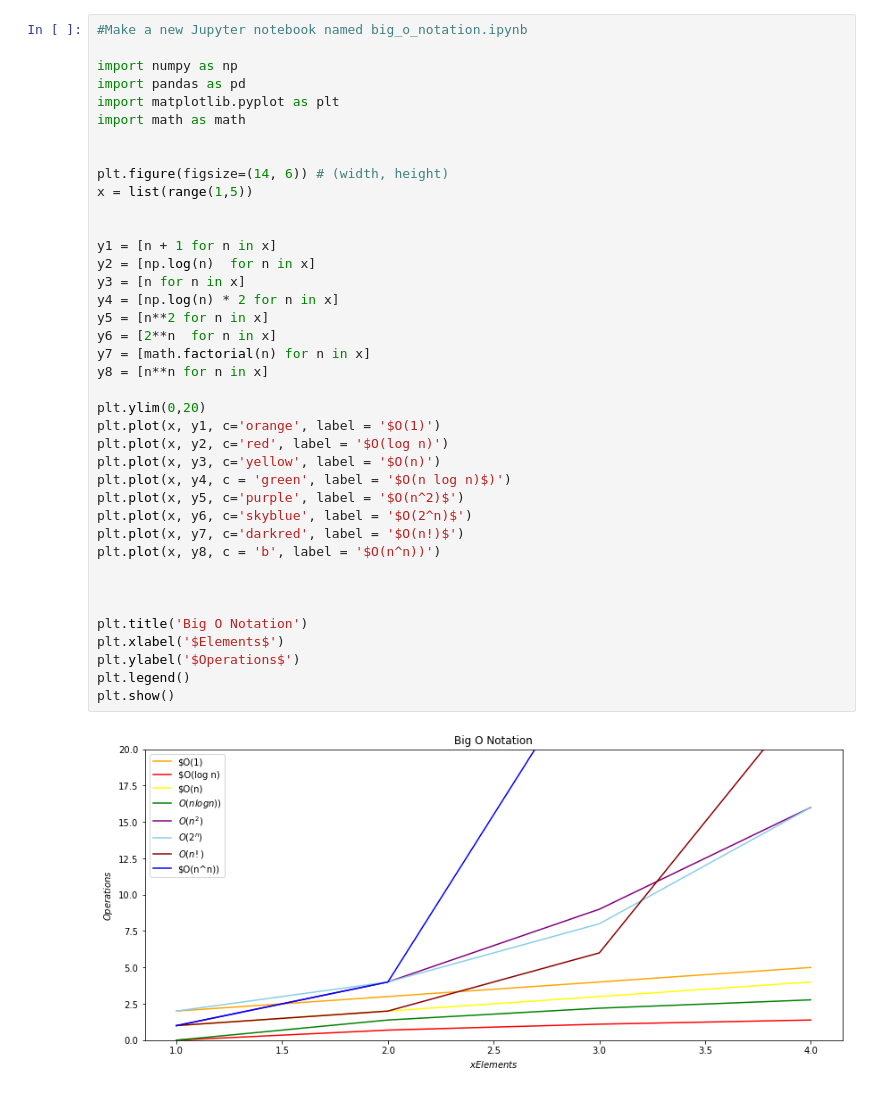
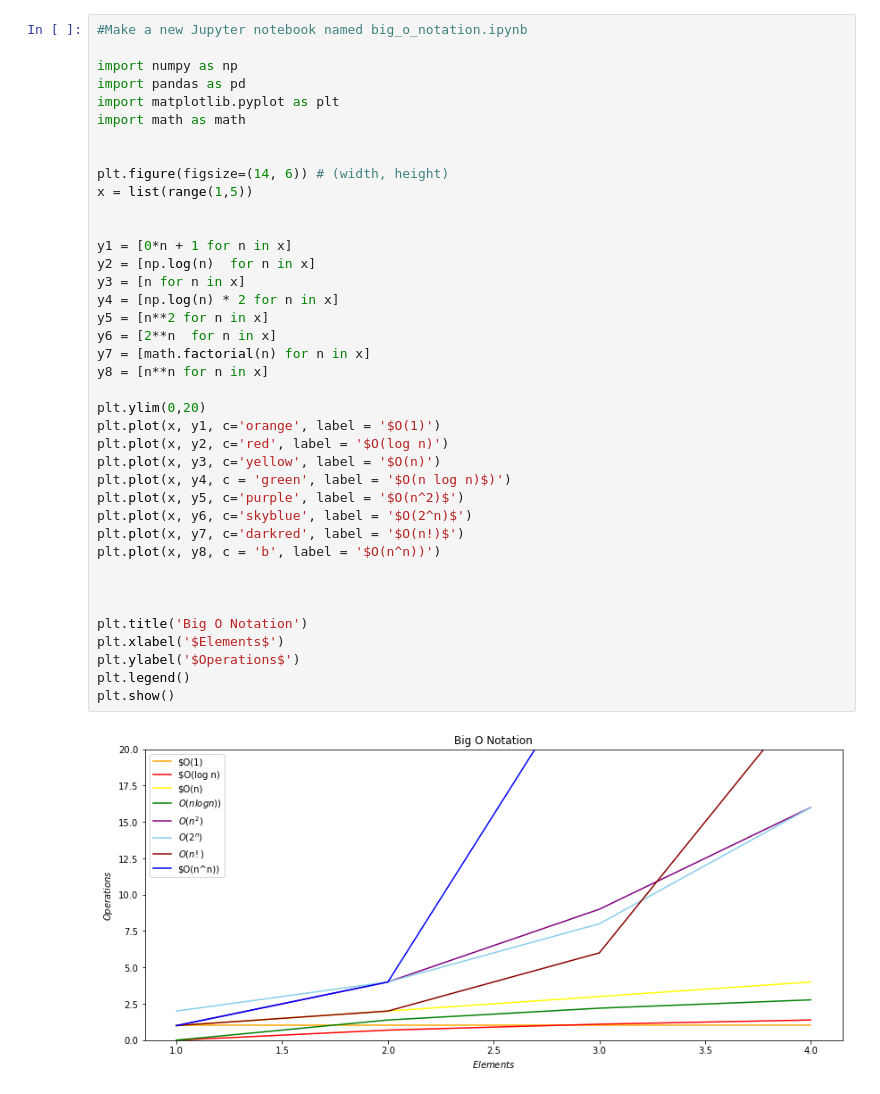
Before and after one commit to chriseverts/numpy-pandas-visualization-exercises, a Jupyter notebook: big_o_notation.ipynb, the cells around one changed output. Saved outputs shown, nothing was run; the diff lists cells and outputs as text.

```diff
--- a/big_o_notation.ipynb
+++ b/big_o_notation.ipynb
@@ -10,32 +10,32 @@ import math as math
 plt.figure(figsize=(14, 6)) # (width, height)
 x = list(range(1,5))
 
 
-y1 = [n + 1 for n in x]
+y1 = [0*n + 1 for n in x]
 y2 = [np.log(n)  for n in x]
 y3 = [n for n in x]
 y4 = [np.log(n) * 2 for n in x]
 y5 = [n**2 for n in x]
 y6 = [2**n  for n in x]
 y7 = [math.factorial(n) for n in x]
 y8 = [n**n for n in x]
 
 plt.ylim(0,20)
 plt.plot(x, y1, c='orange', label = '$O(1)')
 plt.plot(x, y2, c='red', label = '$O(log n)')
 plt.plot(x, y3, c='yellow', label = '$O(n)')
 plt.plot(x, y4, c = 'green', label = '$O(n log n)$)')
 plt.plot(x, y5, c='purple', label = '$O(n^2)$')
 plt.plot(x, y6, c='skyblue', label = '$O(2^n)$')
 plt.plot(x, y7, c='darkred', label = '$O(n!)$')
 plt.plot(x, y8, c = 'b', label = '$O(n^n))')
 
 
 
 plt.title('Big O Notation')
 plt.xlabel('$Elements$')
 plt.ylabel('$Operations$')
 plt.legend()
 plt.show()
 # %% [output]
-[figure, old version]
+[figure, new version]
```
